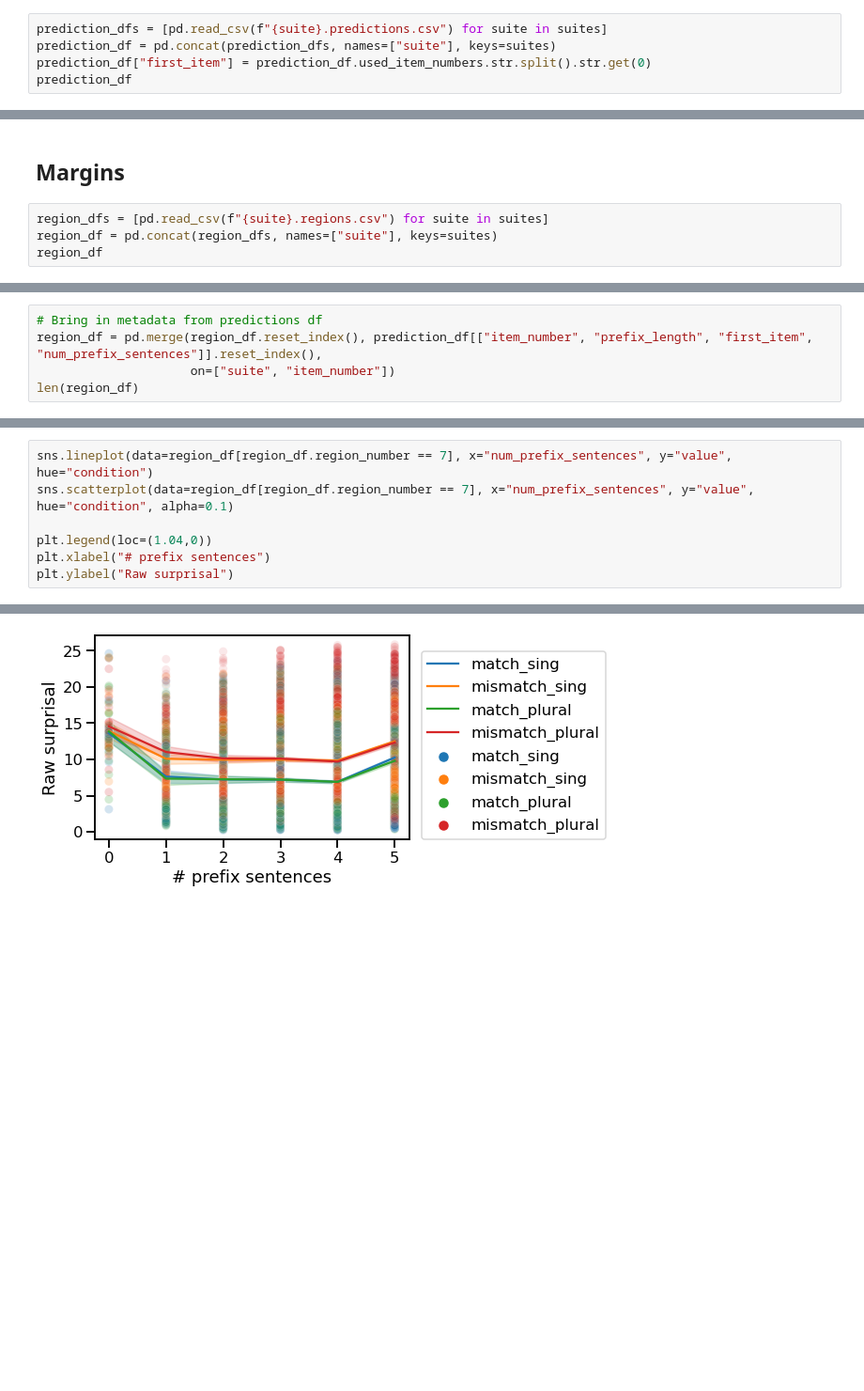
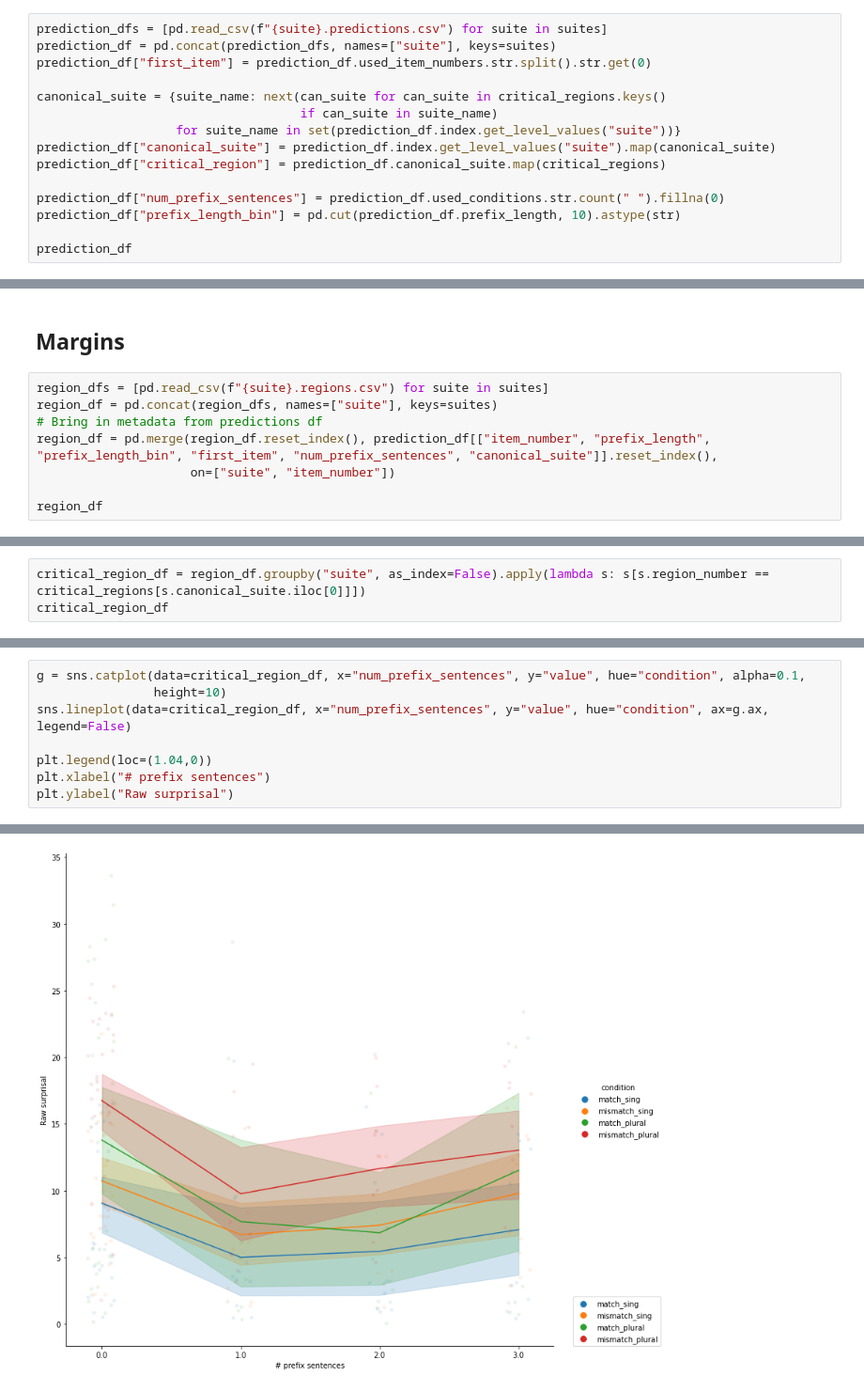
Before and after one commit to hans/syntaxgym-repetitions, a Jupyter notebook: analyze.ipynb, the cells around one changed output, grey strips where cells are left out. Shown at 94% size. Drawn from its saved outputs; the diff is of its cells as text; blank space fills up the shorter version.

```diff
--- a/analyze.ipynb
+++ b/analyze.ipynb
@@ -12,5 +19,15 @@ sns.set_context("talk")
 prediction_dfs = [pd.read_csv(f"{suite}.predictions.csv") for suite in suites]
 prediction_df = pd.concat(prediction_dfs, names=["suite"], keys=suites)
 prediction_df["first_item"] = prediction_df.used_item_numbers.str.split().str.get(0)
+
+canonical_suite = {suite_name: next(can_suite for can_suite in critical_regions.keys()
+                                    if can_suite in suite_name)
+                   for suite_name in set(prediction_df.index.get_level_values("suite"))}
+prediction_df["canonical_suite"] = prediction_df.index.get_level_values("suite").map(canonical_suite)
+prediction_df["critical_region"] = prediction_df.canonical_suite.map(critical_regions)
+
+prediction_df["num_prefix_sentences"] = prediction_df.used_conditions.str.count(" ").fillna(0)
+prediction_df["prefix_length_bin"] = pd.cut(prediction_df.prefix_length, 10).astype(str)
+
 prediction_df
 # %% [output]
@@ -69,5 +110,9 @@ Text(0, 0.5, 'Prediction accuracy')
 # %%
 region_dfs = [pd.read_csv(f"{suite}.regions.csv") for suite in suites]
 region_df = pd.concat(region_dfs, names=["suite"], keys=suites)
+# Bring in metadata from predictions df
+region_df = pd.merge(region_df.reset_index(), prediction_df[["item_number", "prefix_length", "prefix_length_bin", "first_item", "num_prefix_sentences", "canonical_suite"]].reset_index(),
+                     on=["suite", "item_number"])
+
 region_df
 # %% [output]
@@ -88,5 +131,0 @@ region_df
-# %%
-# Bring in metadata from predictions df
-region_df = pd.merge(region_df.reset_index(), prediction_df[["item_number", "prefix_length", "first_item", "num_prefix_sentences"]].reset_index(),
-                     on=["suite", "item_number"])
-len(region_df)
@@ -94,0 +132,3 @@ len(region_df)
+# %%
+critical_region_df = region_df.groupby("suite", as_index=False).apply(lambda s: s[s.region_number == critical_regions[s.canonical_suite.iloc[0]]])
+critical_region_df
@@ -106,6 +160,7 @@ Text(0, 0.5, 'Raw surprisal')
 # %%
-sns.lineplot(data=region_df[region_df.region_number == 7], x="num_prefix_sentences", y="value", hue="condition")
-sns.scatterplot(data=region_df[region_df.region_number == 7], x="num_prefix_sentences", y="value", hue="condition", alpha=0.1)
+g = sns.catplot(data=critical_region_df, x="num_prefix_sentences", y="value", hue="condition", alpha=0.1,
+                height=10)
+sns.lineplot(data=critical_region_df, x="num_prefix_sentences", y="value", hue="condition", ax=g.ax, legend=False)
 
 plt.legend(loc=(1.04,0))
 plt.xlabel("# prefix sentences")
@@ -115,2 +170,2 @@ Text(0, 0.5, 'Raw surprisal')
-[figure, old version]
+[figure, new version]
 # %%
```
Also changed, not shown: parts of 24 cells of this notebook.
